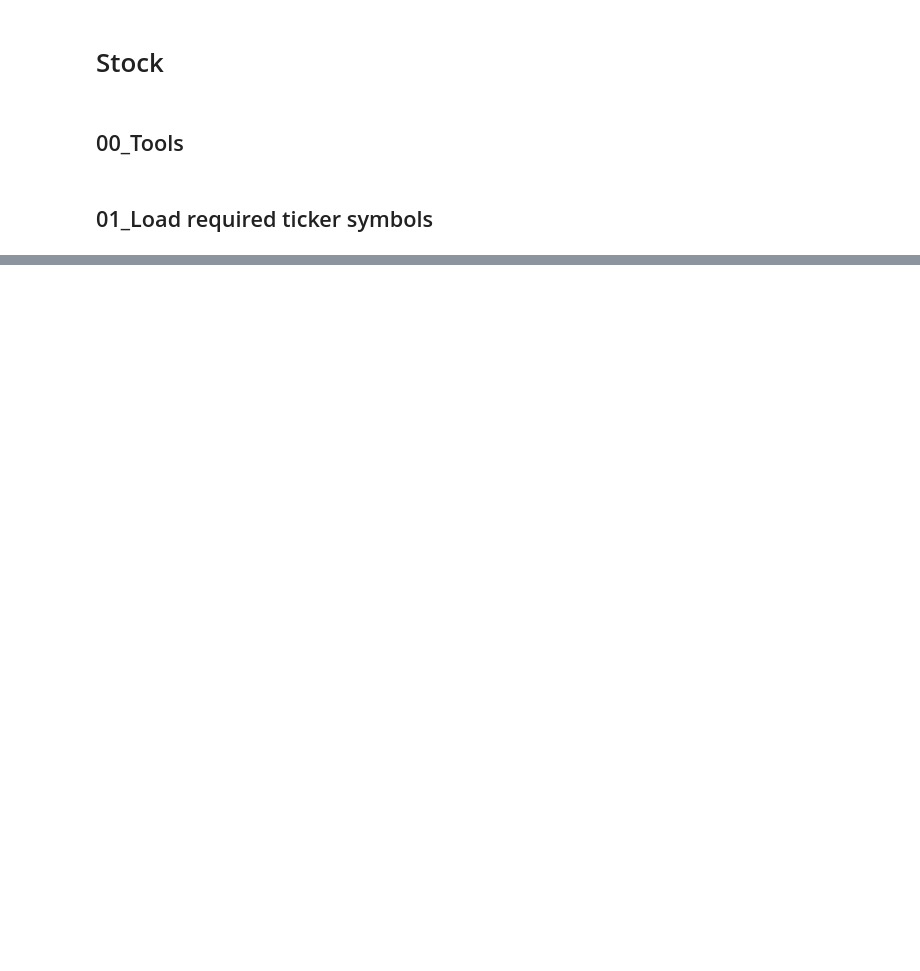
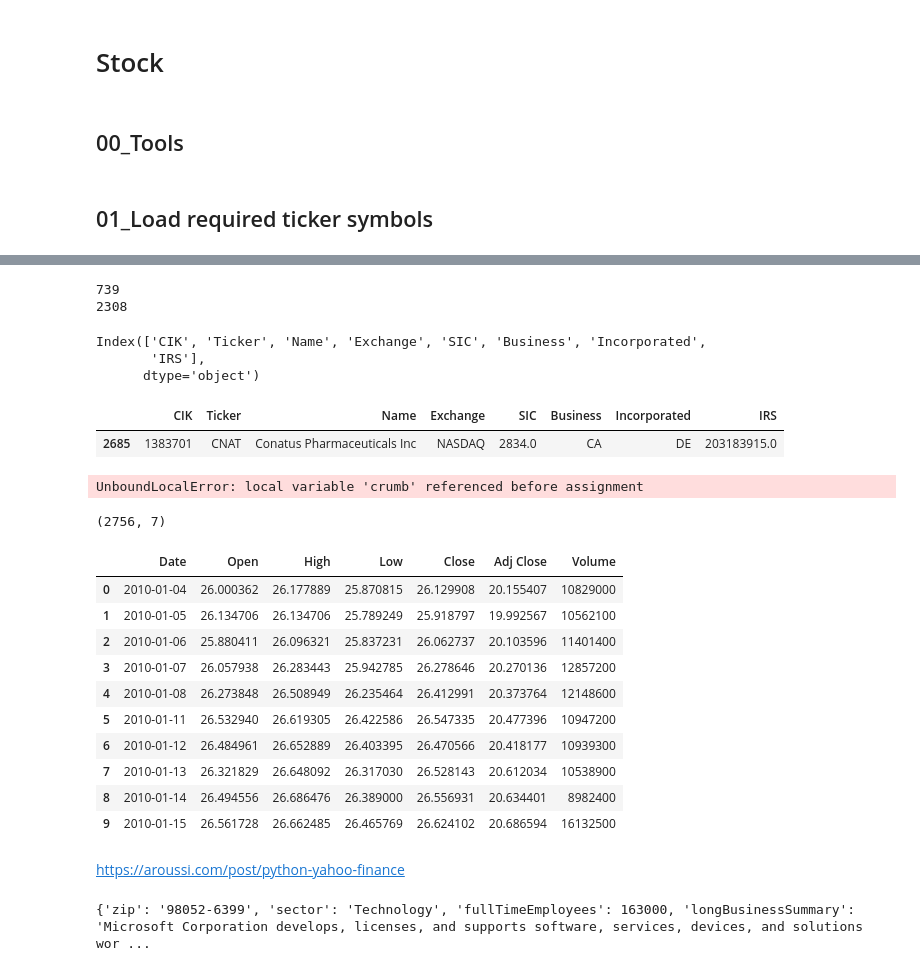
Before and after one commit to HansjoergW/bfh_mt_hs2020_sec_data, a Jupyter notebook: 08_Download_StockData.ipynb, the cells around one changed output, grey strips where cells are left out. Cells and saved outputs as stored; diff of their text form; code cells hidden in the pictures; blank space fills up the shorter version.

```diff
--- a/08_Download_StockData.ipynb
+++ b/08_Download_StockData.ipynb
@@ -51,0 +70,49 @@ array(['ANF', 'CRMT', 'MENT', ..., 'TRVN', 'FLML', 'CSUH'], dtype=object)
+# %%
+print(counter_na)
+print(counter_ready)
+# %% [output]
+739
+2308
+# %%
+cik_tick_df = load_cik_ticker()
+cik_tick_df.columns
+# %% [output]
+Index(['CIK', 'Ticker', 'Name', 'Exchange', 'SIC', 'Business', 'Incorporated',
+       'IRS'],
+      dtype='object')
+# %%
+cik_tick_df[cik_tick_df.Ticker == 'CNAT']
+# %% [output]
+|  | CIK | Ticker | Name | Exchange | SIC | Business | Incorporated | IRS |
+| 2685 | 1383701 | CNAT | Conatus Pharmaceuticals Inc | NASDAQ | 2834.0 | CA | DE | 203183915.0 |
+# %%
+stockFetcher = Fetcher('AAC',[2010,1,1])
+stock_df = stockFetcher.get_historical()
+# %% [output]
+UnboundLocalError: local variable 'crumb' referenced before assignment
+# %%
+stock_df.shape
+# %% [output]
+(2756, 7)
+# %%
+stock_df[:10]
+# %% [output]
+|  | Date | Open | High | Low | Close | Adj Close | Volume |
+| 0 | 2010-01-04 | 26.000362 | 26.177889 | 25.870815 | 26.129908 | 20.155407 | 10829000 |
+| 1 | 2010-01-05 | 26.134706 | 26.134706 | 25.789249 | 25.918797 | 19.992567 | 10562100 |
+| 2 | 2010-01-06 | 25.880411 | 26.096321 | 25.837231 | 26.062737 | 20.103596 | 11401400 |
+| 3 | 2010-01-07 | 26.057938 | 26.283443 | 25.942785 | 26.278646 | 20.270136 | 12857200 |
+| 4 | 2010-01-08 | 26.273848 | 26.508949 | 26.235464 | 26.412991 | 20.373764 | 12148600 |
+| 5 | 2010-01-11 | 26.532940 | 26.619305 | 26.422586 | 26.547335 | 20.477396 | 10947200 |
+| 6 | 2010-01-12 | 26.484961 | 26.652889 | 26.403395 | 26.470566 | 20.418177 | 10939300 |
+| 7 | 2010-01-13 | 26.321829 | 26.648092 | 26.317030 | 26.528143 | 20.612034 | 10538900 |
+| 8 | 2010-01-14 | 26.494556 | 26.686476 | 26.389000 | 26.556931 | 20.634401 | 8982400 |
+| 9 | 2010-01-15 | 26.561728 | 26.662485 | 26.465769 | 26.624102 | 20.686594 | 16132500 |
+# %% [markdown]
+https://aroussi.com/post/python-yahoo-finance
+# %%
+import yfinance as yf
+msft = yf.Ticker("MSFT")
+print(msft.info)
+# %% [output]
+{'zip': '98052-6399', 'sector': 'Technology', 'fullTimeEmployees': 163000, 'longBusinessSummary': 'Microsoft Corporation develops, licenses, and supports software, services, devices, and solutions wor ...
```
Also changed, not shown: parts of 11 cells of this notebook, 1 other file.
